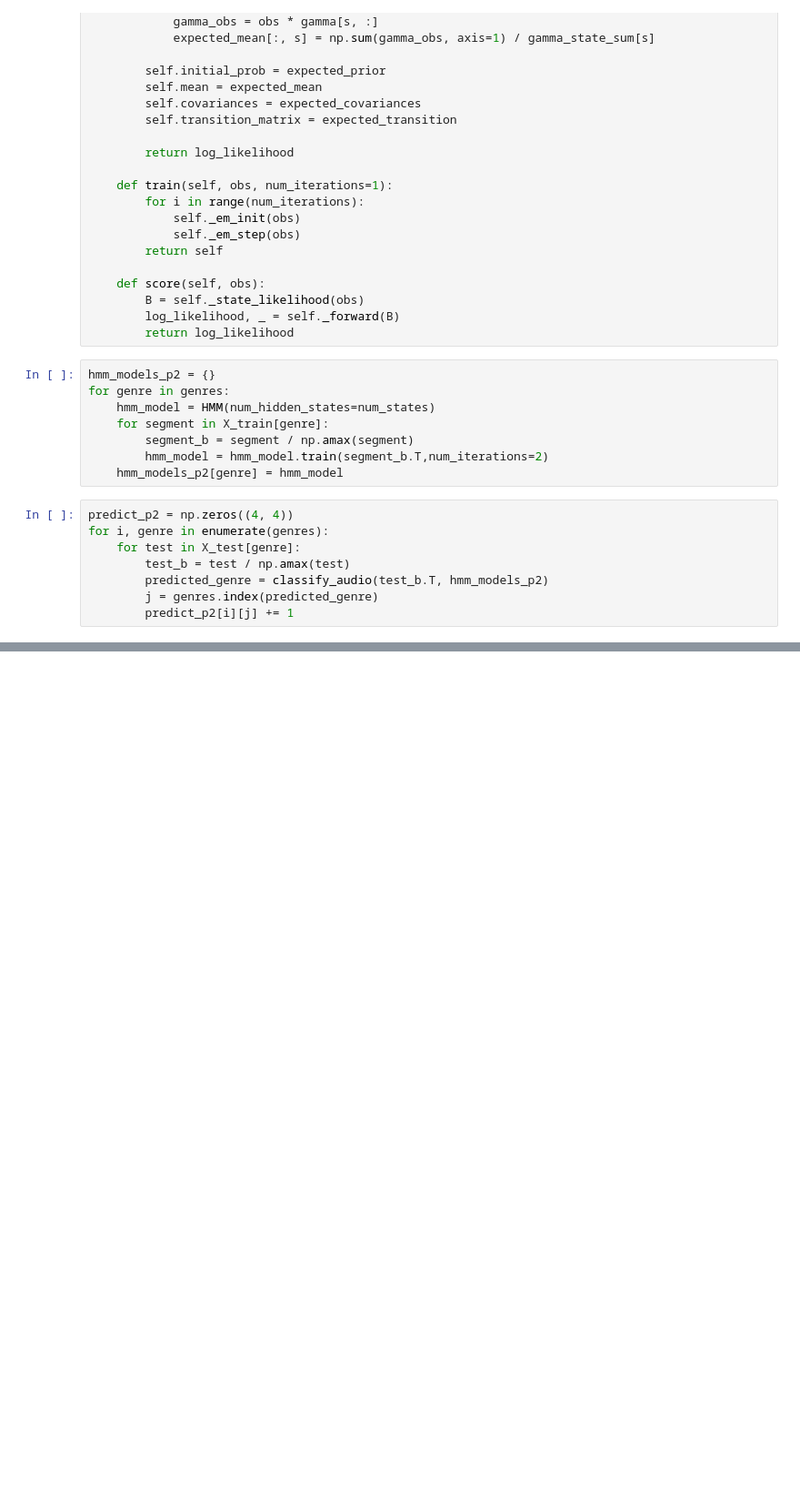
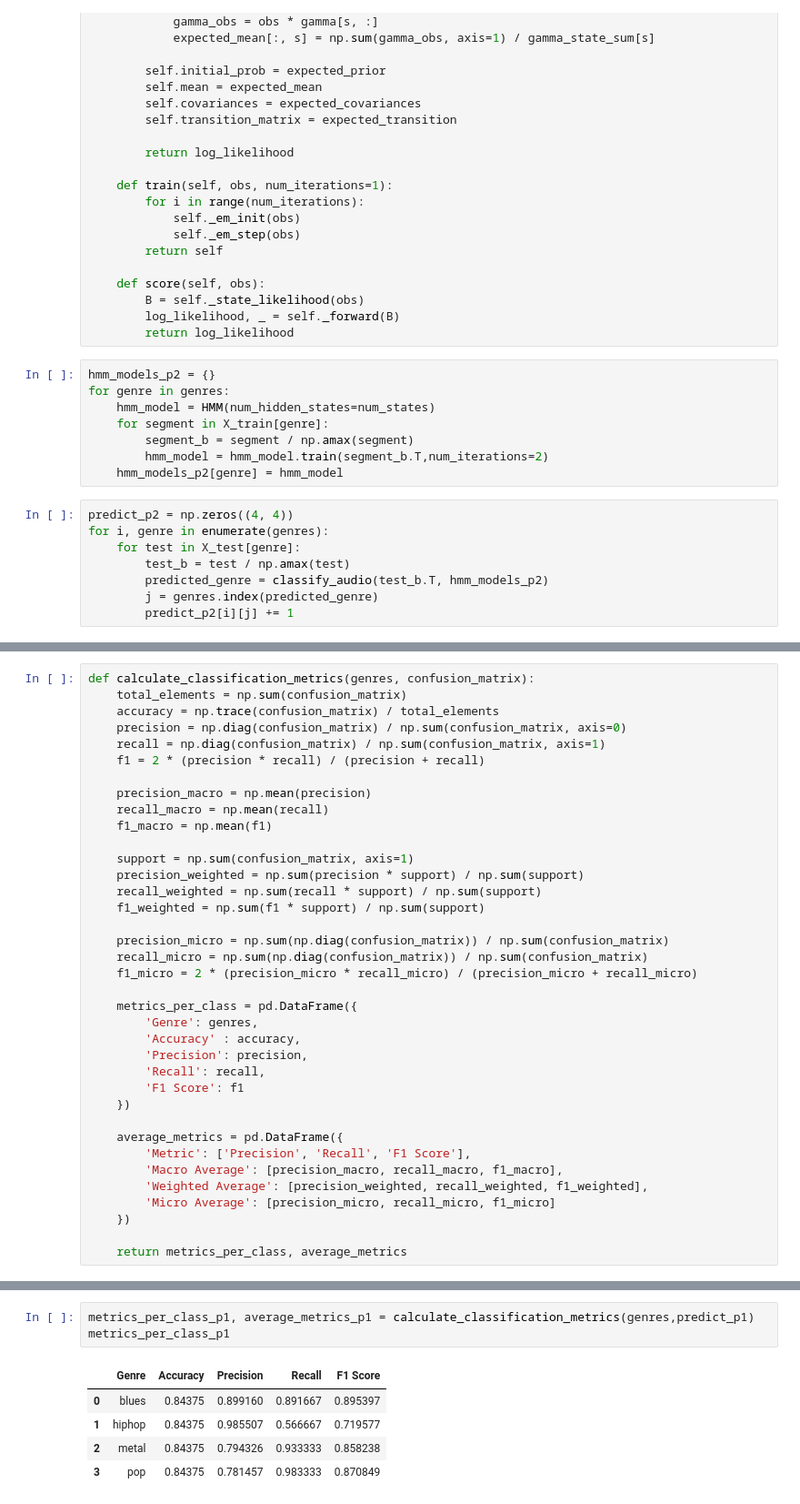
Before and after one commit to elahekhodaverdi/Artificial-Intelligence-Course-Projects, a Jupyter notebook: CA3 - HMM/AI-CA3.ipynb, the cells around one changed output, grey strips where cells are left out. Shown at 91% size. Saved outputs shown, nothing was run; the diff lists cells and outputs as text; blank space fills up the shorter version.

```diff
--- a/CA3 - HMM/AI-CA3.ipynb
+++ b/CA3 - HMM/AI-CA3.ipynb
@@ -364,0 +329,37 @@ get_performance_measure(genres,predict_p2)
+# %%
+def calculate_classification_metrics(genres, confusion_matrix):
+    total_elements = np.sum(confusion_matrix)
+    accuracy = np.trace(confusion_matrix) / total_elements
+    precision = np.diag(confusion_matrix) / np.sum(confusion_matrix, axis=0)
+    recall = np.diag(confusion_matrix) / np.sum(confusion_matrix, axis=1)
+    f1 = 2 * (precision * recall) / (precision + recall)
+
+    precision_macro = np.mean(precision)
+    recall_macro = np.mean(recall)
+    f1_macro = np.mean(f1)
+
+    support = np.sum(confusion_matrix, axis=1)
+    precision_weighted = np.sum(precision * support) / np.sum(support)
+    recall_weighted = np.sum(recall * support) / np.sum(support)
+    f1_weighted = np.sum(f1 * support) / np.sum(support)
+
+    precision_micro = np.sum(np.diag(confusion_matrix)) / np.sum(confusion_matrix)
+    recall_micro = np.sum(np.diag(confusion_matrix)) / np.sum(confusion_matrix)
+    f1_micro = 2 * (precision_micro * recall_micro) / (precision_micro + recall_micro)
+
+    metrics_per_class = pd.DataFrame({
+        'Genre': genres,
+        'Accuracy' : accuracy,
+        'Precision': precision,
+        'Recall': recall,
+        'F1 Score': f1
+    })
+
+    average_metrics = pd.DataFrame({
+        'Metric': ['Precision', 'Recall', 'F1 Score'],
+        'Macro Average': [precision_macro, recall_macro, f1_macro],
+        'Weighted Average': [precision_weighted, recall_weighted, f1_weighted],
+        'Micro Average': [precision_micro, recall_micro, f1_micro]
+    })
+
+    return metrics_per_class, average_metrics
@@ -364,0 +414,9 @@ get_performance_measure(genres,predict_p2)
+# %%
+metrics_per_class_p1, average_metrics_p1 = calculate_classification_metrics(genres,predict_p1)
+metrics_per_class_p1
+# %% [output]
+|  | Genre | Accuracy | Precision | Recall | F1 Score |
+| 0 | blues | 0.84375 | 0.899160 | 0.891667 | 0.895397 |
+| 1 | hiphop | 0.84375 | 0.985507 | 0.566667 | 0.719577 |
+| 2 | metal | 0.84375 | 0.794326 | 0.933333 | 0.858238 |
+| 3 | pop | 0.84375 | 0.781457 | 0.983333 | 0.870849 |
```
Also changed, not shown: parts of 22 cells of this notebook.
